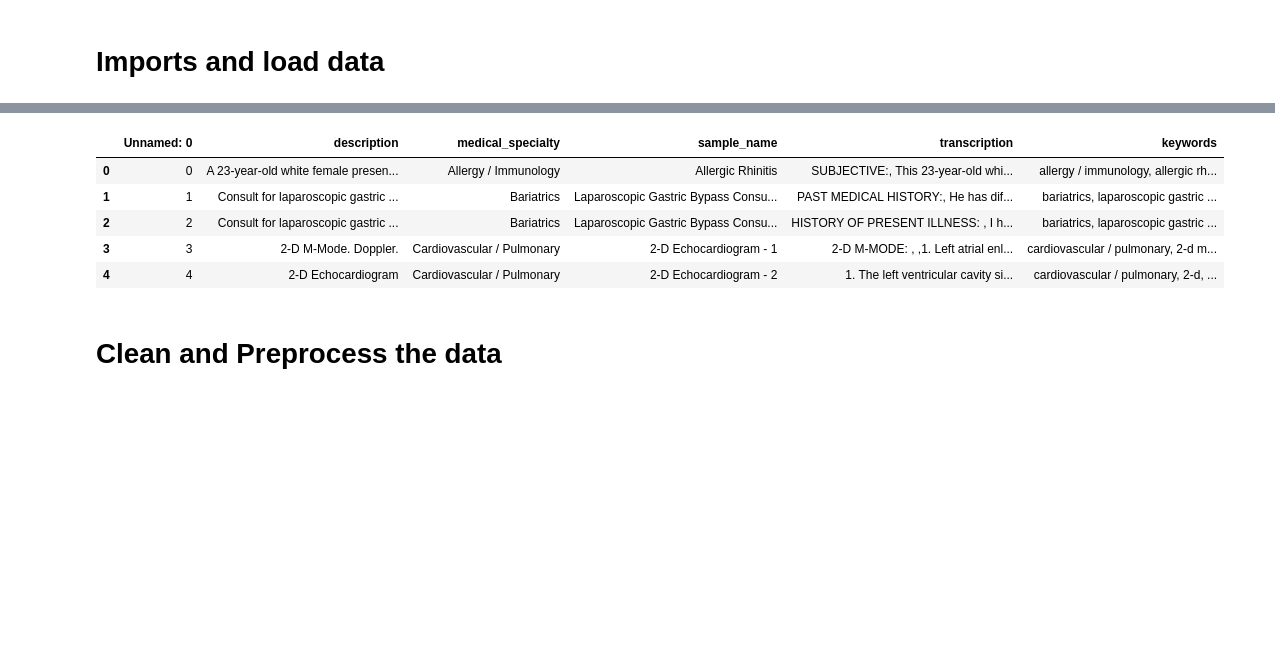
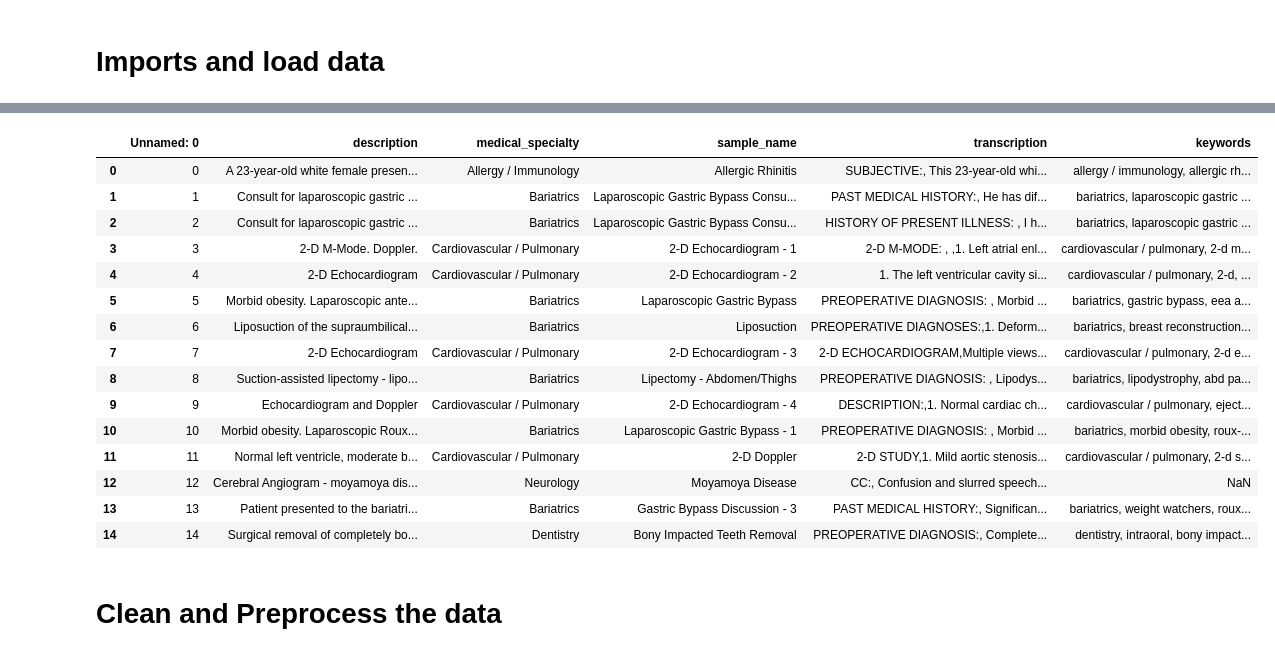
Before and after one commit to Tara-Sophia/NLP_Masterthesis, a Jupyter notebook: src/mtsamples_data.ipynb, the cells around one changed output, grey strips where cells are left out. Saved outputs shown, nothing was run; the diff lists cells and outputs as text; code cells hidden in the pictures; blank space fills up the shorter version.

```diff
--- a/src/mtsamples_data.ipynb
+++ b/src/mtsamples_data.ipynb
@@ -35,18 +30,26 @@ from sklearn.preprocessing import FunctionTransformer
 # %%
 # load data
 df = pd.read_csv('../data/raw/mtsamples.csv')
 df.transcription=df.transcription.astype(str)
 #print(df.columns)
-#df =df.head(15)
+df.head(15)
+# %% [output]
+|  | Unnamed: 0 | description | medical_specialty | sample_name | transcription | keywords |
+| 0 | 0 | A 23-year-old white female presen... | Allergy / Immunology | Allergic Rhinitis | SUBJECTIVE:, This 23-year-old whi... | allergy / immunology, allergic rh... |
+| 1 | 1 | Consult for laparoscopic gastric ... | Bariatrics | Laparoscopic Gastric Bypass Consu... | PAST MEDICAL HISTORY:, He has dif... | bariatrics, laparoscopic gastric ... |
+| 2 | 2 | Consult for laparoscopic gastric ... | Bariatrics | Laparoscopic Gastric Bypass Consu... | HISTORY OF PRESENT ILLNESS: , I h... | bariatrics, laparoscopic gastric ... |
+| 3 | 3 | 2-D M-Mode. Doppler. | Cardiovascular / Pulmonary | 2-D Echocardiogram - 1 | 2-D M-MODE: , ,1. Left atrial enl... | cardiovascular / pulmonary, 2-d m... |
+| 4 | 4 | 2-D Echocardiogram | Cardiovascular / Pulmonary | 2-D Echocardiogram - 2 | 1. The left ventricular cavity si... | cardiovascular / pulmonary, 2-d, ... |
+| 5 | 5 | Morbid obesity. Laparoscopic ante... | Bariatrics | Laparoscopic Gastric Bypass | PREOPERATIVE DIAGNOSIS: , Morbid ... | bariatrics, gastric bypass, eea a... |
+| 6 | 6 | Liposuction of the supraumbilical... | Bariatrics | Liposuction | PREOPERATIVE DIAGNOSES:,1. Deform... | bariatrics, breast reconstruction... |
+| 7 | 7 | 2-D Echocardiogram | Cardiovascular / Pulmonary | 2-D Echocardiogram - 3 | 2-D ECHOCARDIOGRAM,Multiple views... | cardiovascular / pulmonary, 2-d e... |
+| 8 | 8 | Suction-assisted lipectomy - lipo... | Bariatrics | Lipectomy - Abdomen/Thighs | PREOPERATIVE DIAGNOSIS: , Lipodys... | bariatrics, lipodystrophy, abd pa... |
+| 9 | 9 | Echocardiogram and Doppler | Cardiovascular / Pulmonary | 2-D Echocardiogram - 4 | DESCRIPTION:,1. Normal cardiac ch... | cardiovascular / pulmonary, eject... |
+| 10 | 10 | Morbid obesity. Laparoscopic Roux... | Bariatrics | Laparoscopic Gastric Bypass - 1 | PREOPERATIVE DIAGNOSIS: , Morbid ... | bariatrics, morbid obesity, roux-... |
+| 11 | 11 | Normal left ventricle, moderate b... | Cardiovascular / Pulmonary | 2-D Doppler | 2-D STUDY,1. Mild aortic stenosis... | cardiovascular / pulmonary, 2-d s... |
+| 12 | 12 | Cerebral Angiogram - moyamoya dis... | Neurology | Moyamoya Disease | CC:, Confusion and slurred speech... | NaN |
+| 13 | 13 | Patient presented to the bariatri... | Bariatrics | Gastric Bypass Discussion - 3 | PAST MEDICAL HISTORY:, Significan... | bariatrics, weight watchers, roux... |
+| 14 | 14 | Surgical removal of completely bo... | Dentistry | Bony Impacted Teeth Removal | PREOPERATIVE DIAGNOSIS:, Complete... | dentistry, intraoral, bony impact... |
-# %%
-df.head()
-# %% [output]
-|  | Unnamed: 0 | description | medical_specialty | sample_name | transcription | keywords |
-| 0 | 0 | A 23-year-old white female presen... | Allergy / Immunology | Allergic Rhinitis | SUBJECTIVE:, This 23-year-old whi... | allergy / immunology, allergic rh... |
-| 1 | 1 | Consult for laparoscopic gastric ... | Bariatrics | Laparoscopic Gastric Bypass Consu... | PAST MEDICAL HISTORY:, He has dif... | bariatrics, laparoscopic gastric ... |
-| 2 | 2 | Consult for laparoscopic gastric ... | Bariatrics | Laparoscopic Gastric Bypass Consu... | HISTORY OF PRESENT ILLNESS: , I h... | bariatrics, laparoscopic gastric ... |
-| 3 | 3 | 2-D M-Mode. Doppler. | Cardiovascular / Pulmonary | 2-D Echocardiogram - 1 | 2-D M-MODE: , ,1. Left atrial enl... | cardiovascular / pulmonary, 2-d m... |
-| 4 | 4 | 2-D Echocardiogram | Cardiovascular / Pulmonary | 2-D Echocardiogram - 2 | 1. The left ventricular cavity si... | cardiovascular / pulmonary, 2-d, ... |
 # %% [markdown]
 # Clean and Preprocess the data
 # %%
```
Also changed, not shown: parts of 20 cells of this notebook, 2 other files.
